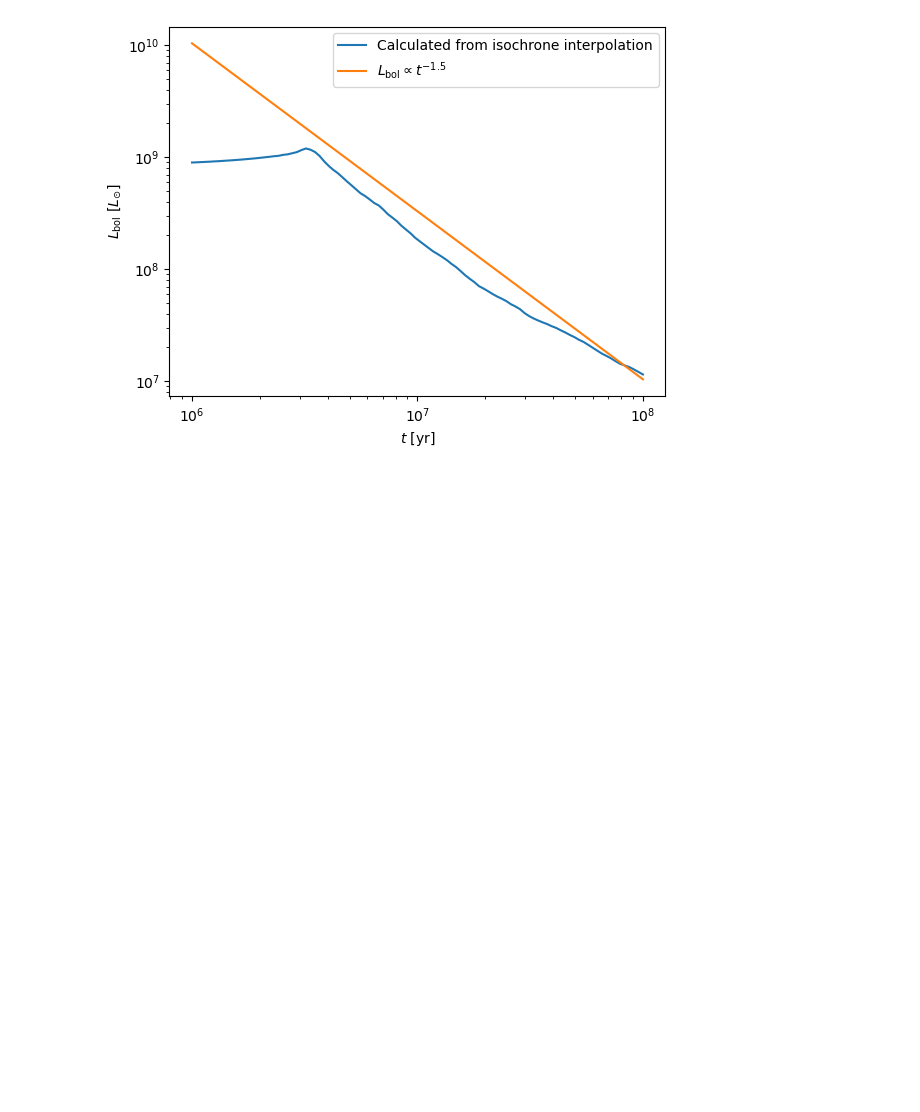
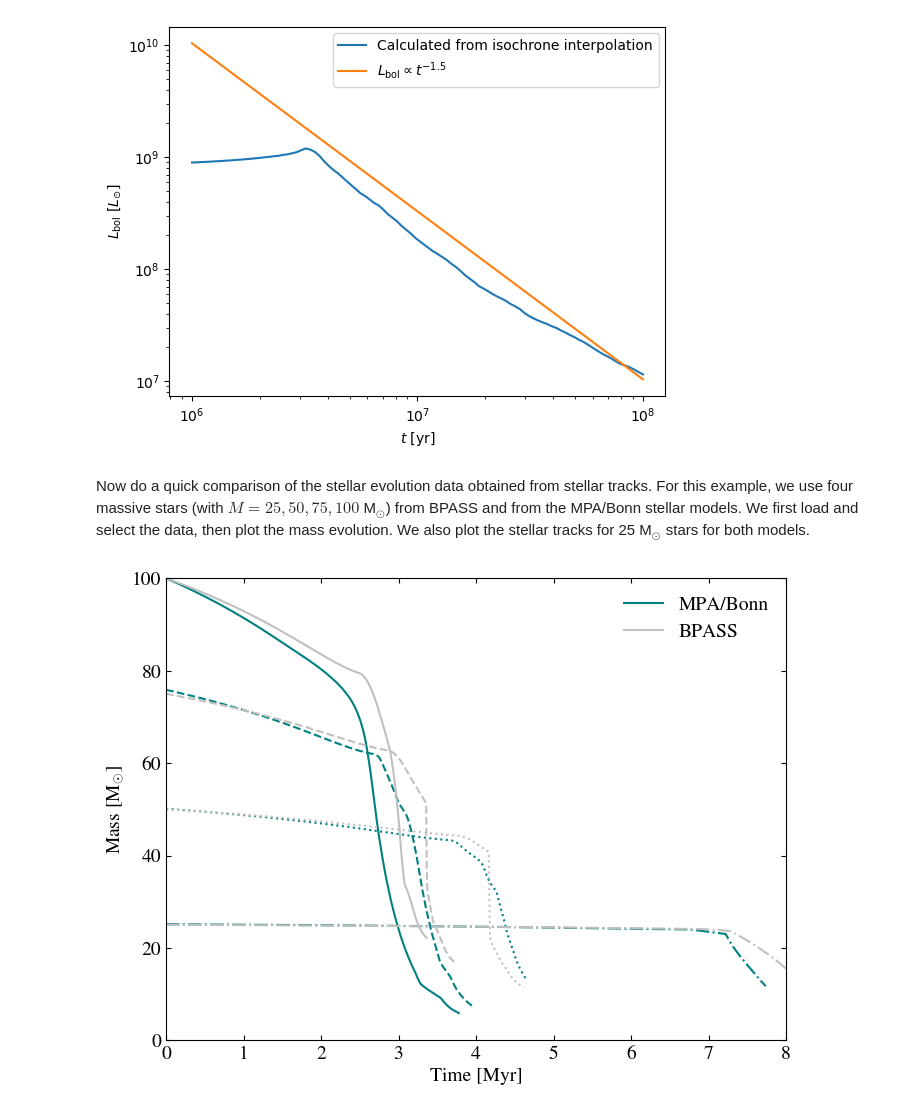
Before and after one commit to arsenal-popsynth/arsenal_gear, a Jupyter notebook: paper_plots.ipynb, the cells around one changed output. Drawn from its saved outputs; the diff is of its cells as text; code cells hidden in the pictures; blank space fills up the shorter version.

Commit message:
Add single star track comparison to paper plots

```diff
--- a/paper_plots.ipynb
+++ b/paper_plots.ipynb
@@ -116,3 +117,43 @@ plt.legend()
 # %% [output]
 <matplotlib.legend.Legend at 0x...>
 [figure]
+# %% [markdown]
+Now do a quick comparison of the stellar evolution data obtained from stellar tracks. For this example, we use four massive stars (with $M=25, 50, 75, 100$ M$_{\odot}$) from BPASS and from the MPA/Bonn stellar models. We first load and select the data, then plot the mass evolution. We also plot the stellar tracks for 25 M$_{\odot}$ stars for both models.
+# %%
+df_1 = pd.read_pickle('/home/cournoyc/arsenal/arsenal_gear/arsenal_gear/binary_evolution/data/MPA/singles_MW.pkl.gz', compression="gzip")
+_mask_1 = np.where(df_1.model == '10000')[0]
+_mask_2 = np.where(df_1.model == '07586')[0] # Closest to 75 MSun
+_mask_3 = np.where(df_1.model == '05012')[0] # Closest to 50 MSun
+_mask_4 = np.where(df_1.model == '02512')[0] # Closest to 25 MSun
+
+df_2 = pd.read_pickle('/home/cournoyc/arsenal/arsenal_gear/arsenal_gear/binary_evolution/data/BPASS/singles_z014.pkl.gz', compression="gzip")
+_mask_5 = np.where(df_2.model == '10000')[0]
+_mask_6 = np.where(df_2.model == '07500')[0] # 75 MSun
+_mask_7 = np.where(df_2.model == '05000')[0] # 50 MSun
+_mask_8 = np.where(df_2.model == '02500')[0] # 25 MSun
+# %%
+import matplotlib
+import matplotlib.pyplot as plt
+
+matplotlib.rcParams['mathtext.fontset'] = 'cm'
+matplotlib.rcParams['font.family'] = 'STIXGeneral'
+
+plt.figure(figsize=(8, 6))
+plt.tick_params(which='both', direction='in', top=True, right=True, labelsize=14)
+plt.plot(df_1.time[_mask_1]/1e6, df_1.mass[_mask_1], color='teal', label='MPA/Bonn')
+plt.plot(df_1.time[_mask_2]/1e6, df_1.mass[_mask_2], color='teal', linestyle='--')
+plt.plot(df_1.time[_mask_3]/1e6, df_1.mass[_mask_3], color='teal', linestyle=':')
+plt.plot(df_1.time[_mask_4]/1e6, df_1.mass[_mask_4], color='teal', linestyle='-.')
+plt.plot(df_2.time[_mask_5]/1e6, df_2.mass[_mask_5], color='silver', label='BPASS')
+plt.plot(df_2.time[_mask_6]/1e6, df_2.mass[_mask_6], color='silver', linestyle='--')
+plt.plot(df_2.time[_mask_7]/1e6, df_2.mass[_mask_7], color='silver', linestyle=':')
+plt.plot(df_2.time[_mask_8]/1e6, df_2.mass[_mask_8], color='silver', linestyle='-.')
+#plt.xscale('log')
+plt.xlim(0, 8)
+plt.ylim(0, 100)
+plt.xlabel('Time [Myr]', fontsize=14)
+plt.ylabel(r'Mass [M$_{\odot}$]', fontsize=14)
+plt.legend(frameon=False, fontsize=14)
+plt.show()
+# %% [output]
+[figure, added]
```
Also changed, not shown: parts of 2 cells of this notebook.
